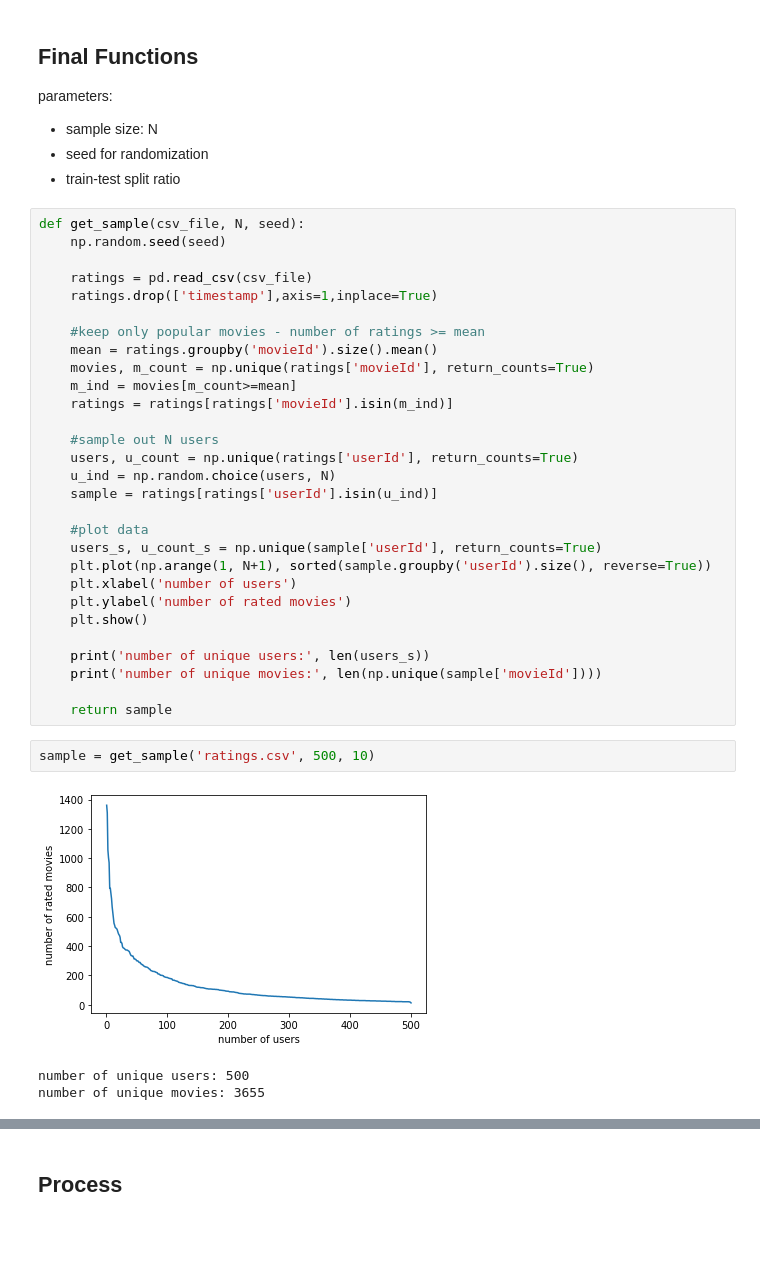
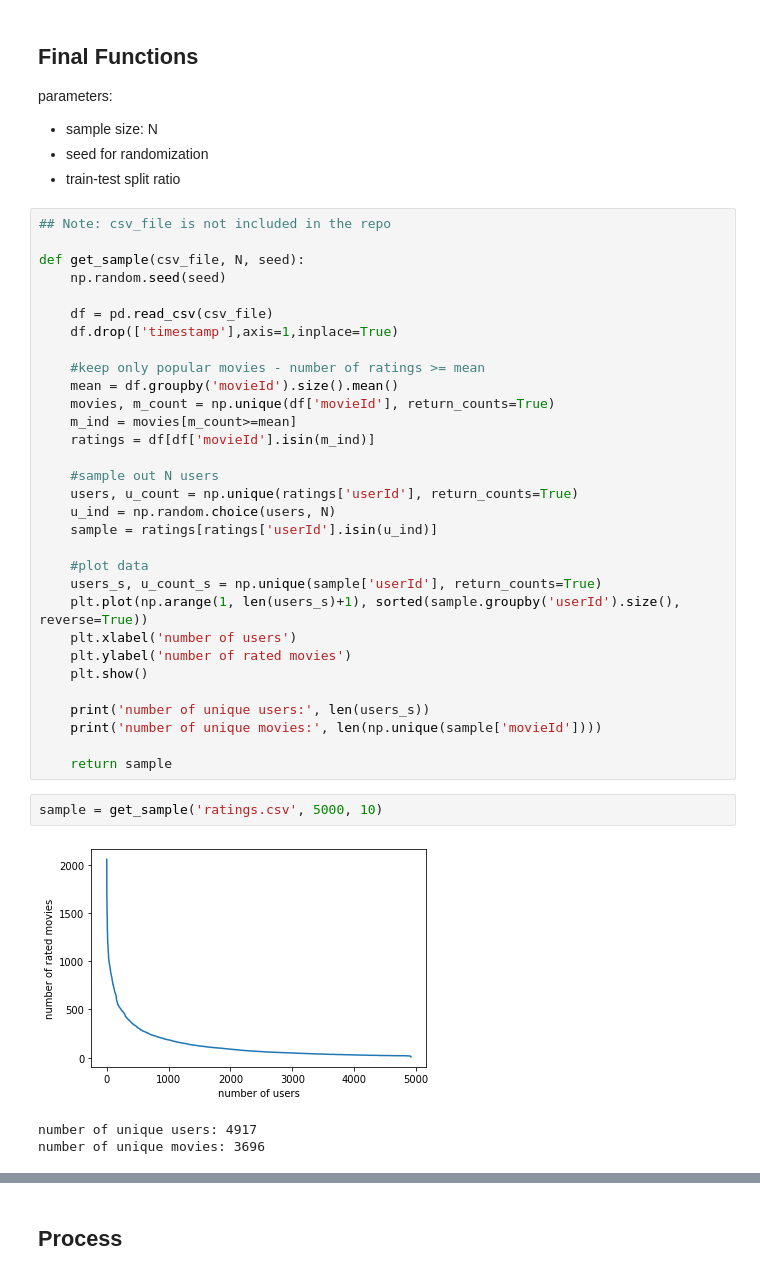
Before and after one commit to claireyyf/personalization_project_1, a Jupyter notebook: Sample_Train_Test.ipynb, the cells around one changed output, grey strips where cells are left out. Saved outputs shown, nothing was run; the diff lists cells and outputs as text; blank space fills up the shorter version.

```diff
--- a/Sample_Train_Test.ipynb
+++ b/Sample_Train_Test.ipynb
@@ -12,17 +12,19 @@ parameters:
 - seed for randomization
 - train-test split ratio
 # %%
+## Note: csv_file is not included in the repo
+
 def get_sample(csv_file, N, seed):
     np.random.seed(seed)
 
-    ratings = pd.read_csv(csv_file)
-    ratings.drop(['timestamp'],axis=1,inplace=True)
+    df = pd.read_csv(csv_file)
+    df.drop(['timestamp'],axis=1,inplace=True)
 
     #keep only popular movies - number of ratings >= mean
-    mean = ratings.groupby('movieId').size().mean()
-    movies, m_count = np.unique(ratings['movieId'], return_counts=True)
+    mean = df.groupby('movieId').size().mean()
+    movies, m_count = np.unique(df['movieId'], return_counts=True)
     m_ind = movies[m_count>=mean]
-    ratings = ratings[ratings['movieId'].isin(m_ind)]
+    ratings = df[df['movieId'].isin(m_ind)]
 
     #sample out N users
     users, u_count = np.unique(ratings['userId'], return_counts=True)
@@ -31,7 +33,7 @@ def get_sample(csv_file, N, seed):
 
     #plot data
     users_s, u_count_s = np.unique(sample['userId'], return_counts=True)
-    plt.plot(np.arange(1, N+1), sorted(sample.groupby('userId').size(), reverse=True))
+    plt.plot(np.arange(1, len(users_s)+1), sorted(sample.groupby('userId').size(), reverse=True))
     plt.xlabel('number of users')
     plt.ylabel('number of rated movies')
     plt.show()
@@ -41,8 +43,8 @@ def get_sample(csv_file, N, seed):
 
     return sample
 # %%
-sample = get_sample('ratings.csv', 500, 10)
+sample = get_sample('ratings.csv', 5000, 10)
 # %% [output]
-[figure, old version]
+[figure, new version]
-number of unique users: 500
-number of unique movies: 3655
+number of unique users: 4917
+number of unique movies: 3696
```
Also changed, not shown: parts of 3 cells of this notebook.
